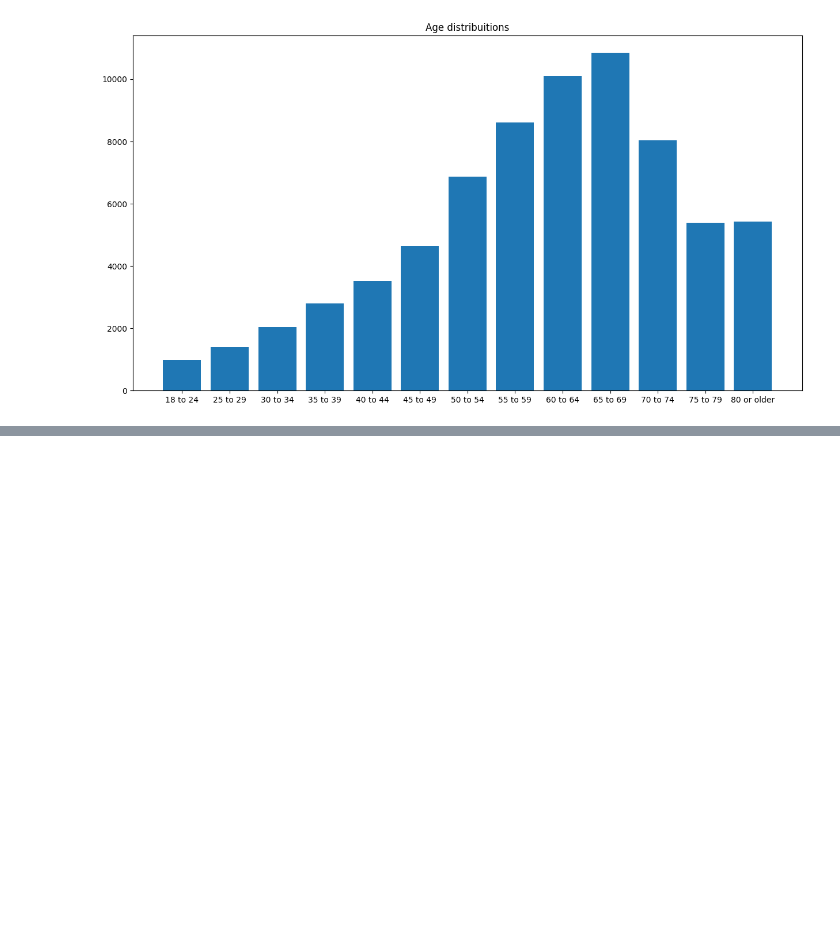
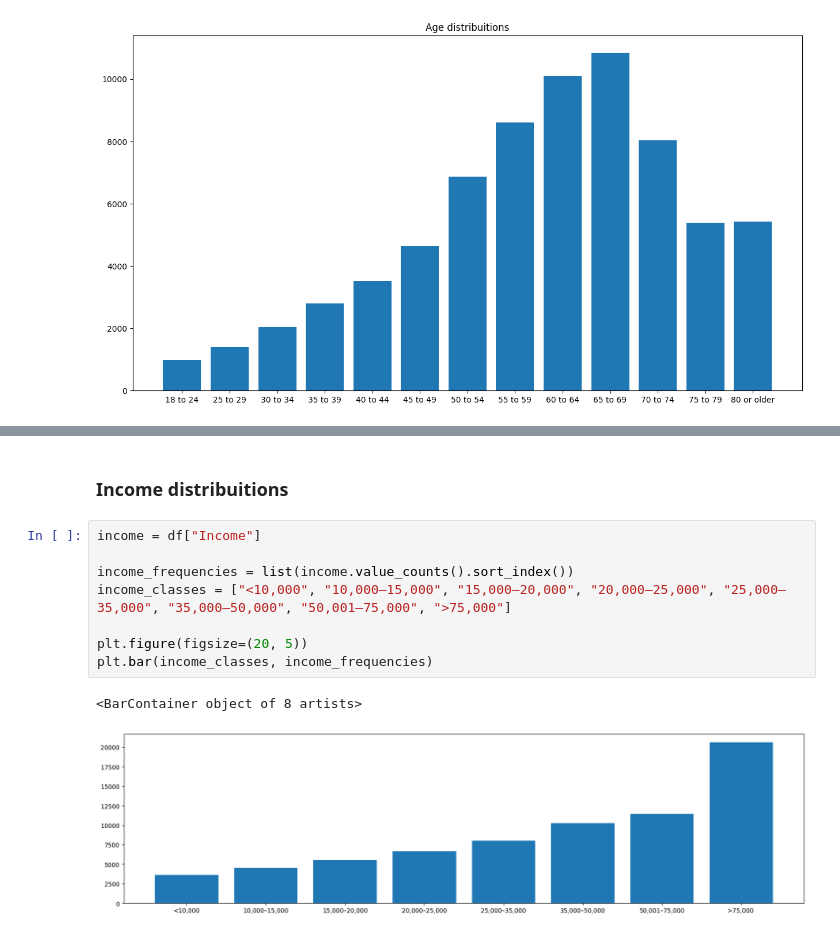
Before and after one commit to CaioNishijo/logistic-regression, a Jupyter notebook: diabetes-project.ipynb, the cells around one changed output, grey strips where cells are left out. Drawn from its saved outputs; the diff is of its cells as text; blank space fills up the shorter version.

```diff
--- a/diabetes-project.ipynb
+++ b/diabetes-project.ipynb
@@ -193,0 +292,13 @@ plt.bar(age_classes, sorted_by_keys_counter.values())
+# %% [markdown]
+### Income distribuitions
+# %%
+income = df["Income"]
+
+income_frequencies = list(income.value_counts().sort_index())
+income_classes = ["<10,000", "10,000–15,000", "15,000–20,000", "20,000–25,000", "25,000–35,000", "35,000–50,000", "50,001–75,000", ">75,000"]
+
+plt.figure(figsize=(20, 5))
+plt.bar(income_classes, income_frequencies)
+# %% [output]
+<BarContainer object of 8 artists>
+[figure, added]
```
Also changed, not shown: parts of 17 cells of this notebook, 1 other file.
